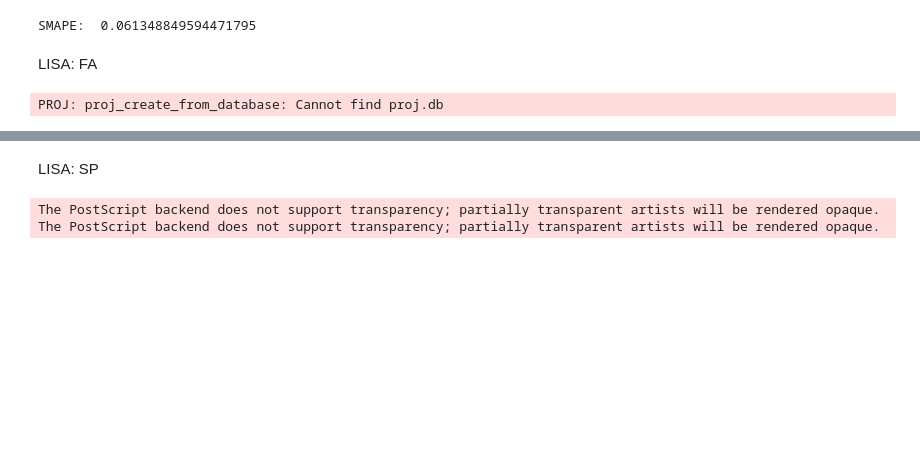
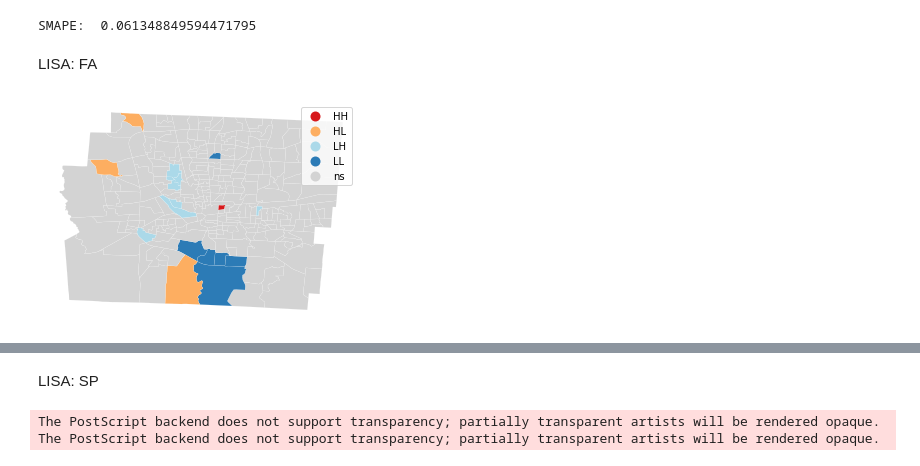
Before and after one commit to linyuehzzz/privacy-framework, a Jupyter notebook: maximum-coverage-exact-k.ipynb, the cells around one changed output, grey strips where cells are left out. Cells and saved outputs as stored; diff of their text form; code cells hidden in the pictures; blank space fills up the shorter version.

```diff
--- a/maximum-coverage-exact-k.ipynb
+++ b/maximum-coverage-exact-k.ipynb
@@ -515,35 +536,25 @@ LISA: FA
 # %%
 import numpy as np
 import geopandas as gpd
 from pysal.lib import weights
 from pysal.explore import esda
 import matplotlib.pyplot as plt  # Graphics
+from splot.esda import lisa_cluster
 
+np.random.seed(0)
 filename_gdf = 'data/franklin_tract10.json'
 gdf = gpd.read_file(filename_gdf)
 merged_fa = gdf.set_index('GEOID10').join(hist2.set_index('TRACT'))
-merged_fa["0101_pct_before"] = merged_fa["0100"]/(merged_fa["0000"]+merged_fa["0100"]+merged_fa["0200"]+merged_fa["0300"]+merged_fa["0400"]+merged_fa["0500"]+merged_fa["0600"]+merged_fa["0001"]+merged_fa["0101"]+merged_fa["0201"]+merged_fa["0301"]+merged_fa["0401"]+merged_fa["0501"]+merged_fa["0601"]) * 100
+merged_fa["0101_pct_before"] = merged_fa["0200"]/(merged_fa["0000"]+merged_fa["0100"]+merged_fa["0200"]+merged_fa["0300"]+merged_fa["0400"]+merged_fa["0500"]+merged_fa["0600"]+merged_fa["0001"]+merged_fa["0101"]+merged_fa["0201"]+merged_fa["0301"]+merged_fa["0401"]+merged_fa["0501"]+merged_fa["0601"]) * 100
 merged_fa = merged_fa.sort_index()
 
 gdf['GEOID10'] = gdf['GEOID10'].astype(str)
 w = weights.distance.KNN.from_dataframe(gdf, k=20)
 w.transform = 'R'
 lisa = esda.moran.Moran_Local(merged_fa["0101_pct_before"], w)
-merged_fa["lisa_before"] = lisa.Is
-
-# # Assign new column with local statistics on-the-fly
-# merged_fa.assign(Is=lisa.Is).plot(
-#     column='lisa_before',
-#     cmap='plasma',
-#     scheme='quantiles',
-#     k=5,
-#     edgecolor='white',
-#     linewidth=0.1,
-#     alpha=0.75,
-#     legend=True
-# )
+fig = lisa_cluster(lisa, gdf)
 # %% [output]
-PROJ: proj_create_from_database: Cannot find proj.db
+[figure, added]
 # %%
 ## FA
 import csv
```
Also changed, not shown: parts of 18 cells of this notebook, 20 other files.
